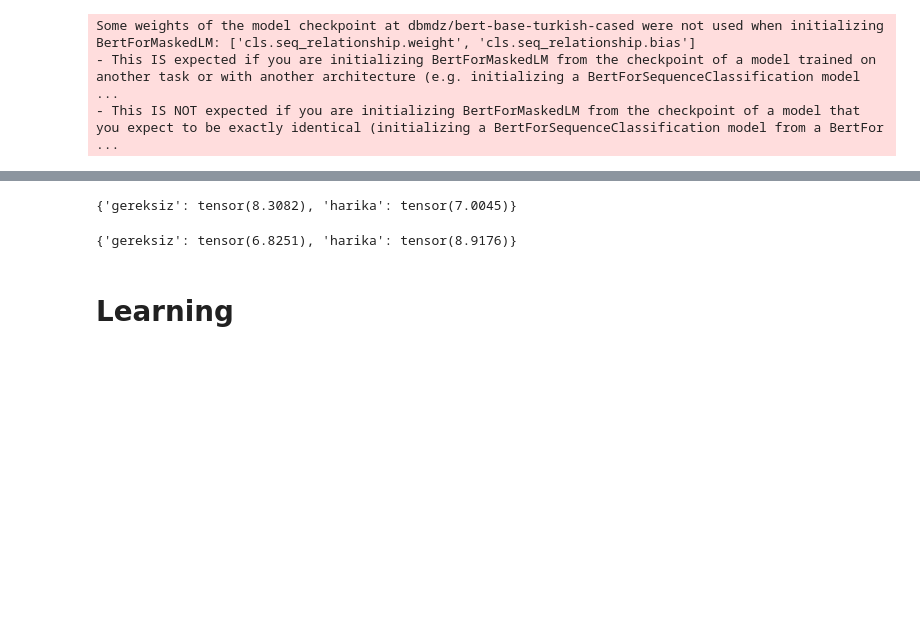
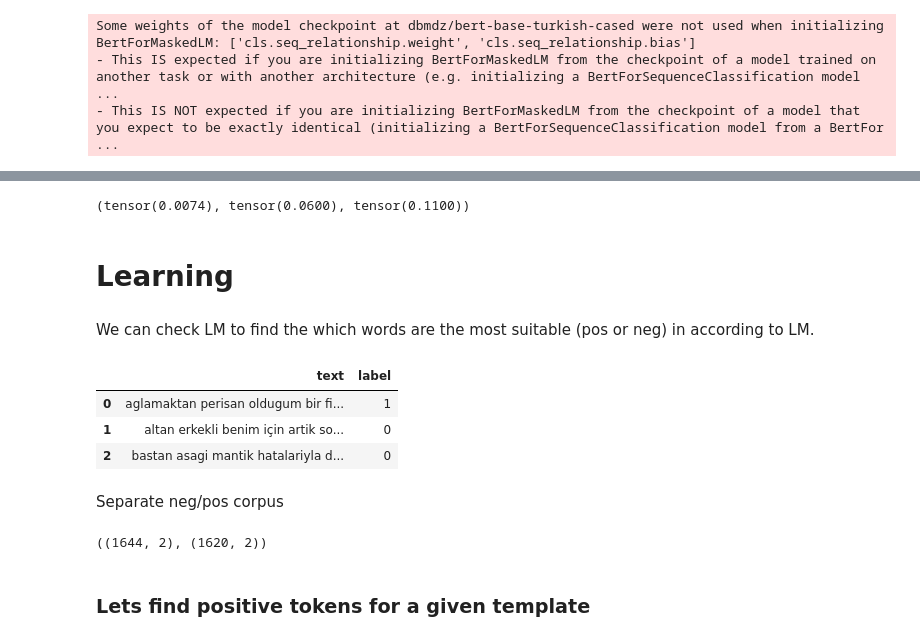
Before and after one commit to savasy/prompt-based-learning, a Jupyter notebook: Prompting.ipynb, the cells around one changed output, grey strips where cells are left out. Saved outputs shown, nothing was run; the diff lists cells and outputs as text; code cells hidden in the pictures; blank space fills up the shorter version.

```diff
--- a/Prompting.ipynb
+++ b/Prompting.ipynb
@@ -101,15 +178,25 @@ prompting.prompt_pred(prompted)[:10]
-# %%
-text="Çok keyif almadım filmden"
-propmt=", çünkü [MASK] idi."
-prompted= text + propmt
-prompting.compute_tokens_prob(prompted, "gereksiz", "harika")
-# %% [output]
-{'gereksiz': tensor(8.3082), 'harika': tensor(7.0045)}
-# %%
-text="Çok keyif aldım filmden"
-prompted= text + propmt
-prompting.compute_tokens_prob(prompted, "gereksiz", "harika")
-# %% [output]
-{'gereksiz': tensor(6.8251), 'harika': tensor(8.9176)}
+# %%
+prompting.compute_tokens_prob(prompted, ["gereksiz","kötü", "berbat","sıkıcı"], ["harika","güzel","mükemmel","muhteşem"])
+# %% [output]
+(tensor(0.0074), tensor(0.0600), tensor(0.1100))
 # %% [markdown]
 # Learning
+# %% [markdown]
+We can check LM to find the which words are the most suitable (pos or neg) in according to LM.
+# %%
+df= pd.read_csv("film.tsv", sep="\t", header=None)
+df.columns=["text","label"]
+df.head(3)
+# %% [output]
+|  | text | label |
+| 0 | aglamaktan perisan oldugum bir fi... | 1 |
+| 1 | altan erkekli benim için artik so... | 0 |
+| 2 | bastan asagi mantik hatalariyla d... | 0 |
+# %% [markdown]
+Separate neg/pos corpus
+# %%
+pos=df[df.label==1]
+neg=df[df.label==0]
+pos.shape, neg.shape
+# %% [output]
+((1644, 2), (1620, 2))
@@ -115,0 +207,2 @@ prompting.compute_tokens_prob(prompted, "gereksiz", "harika")
+# %% [markdown]
+### Lets find positive tokens for a given template
```
Also changed, not shown: parts of 29 cells of this notebook.
